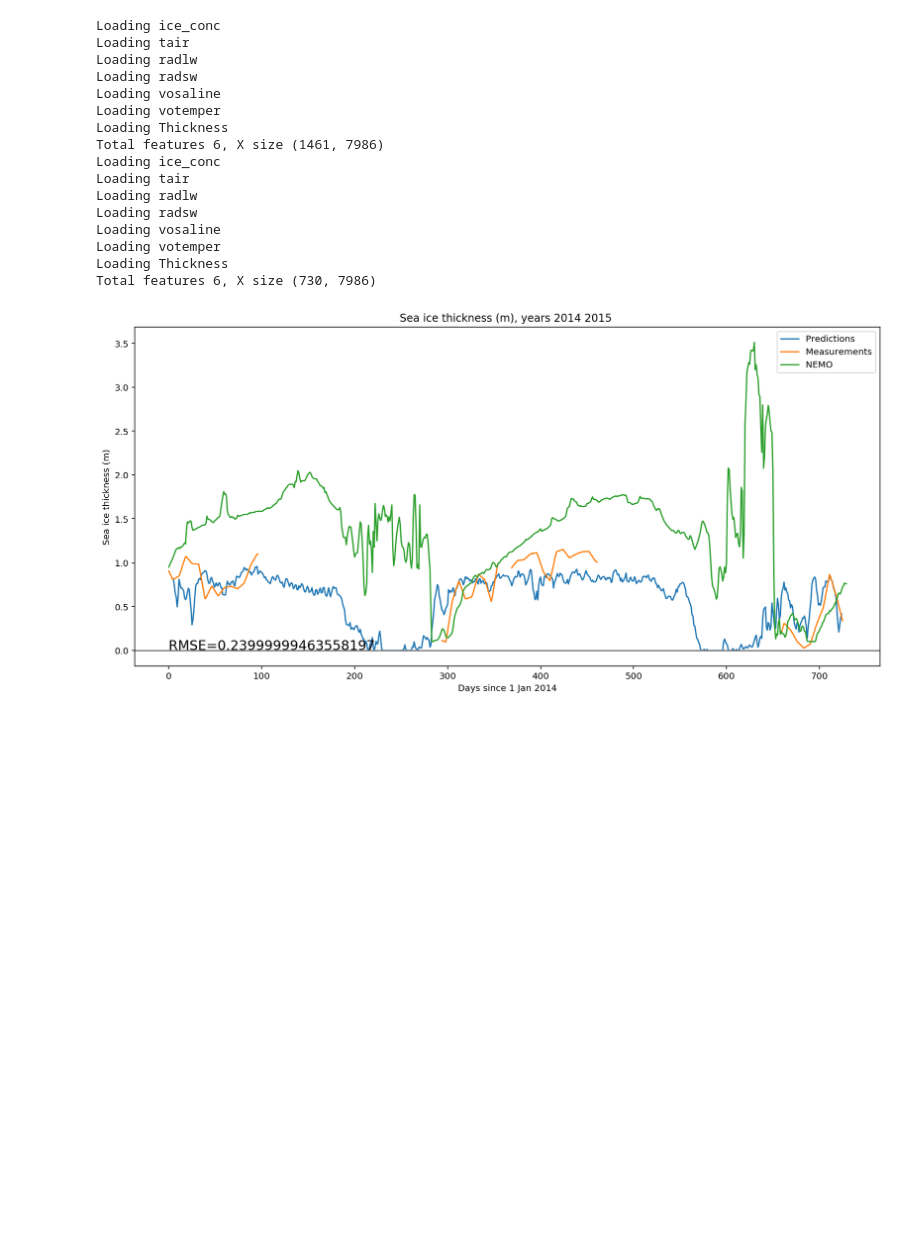
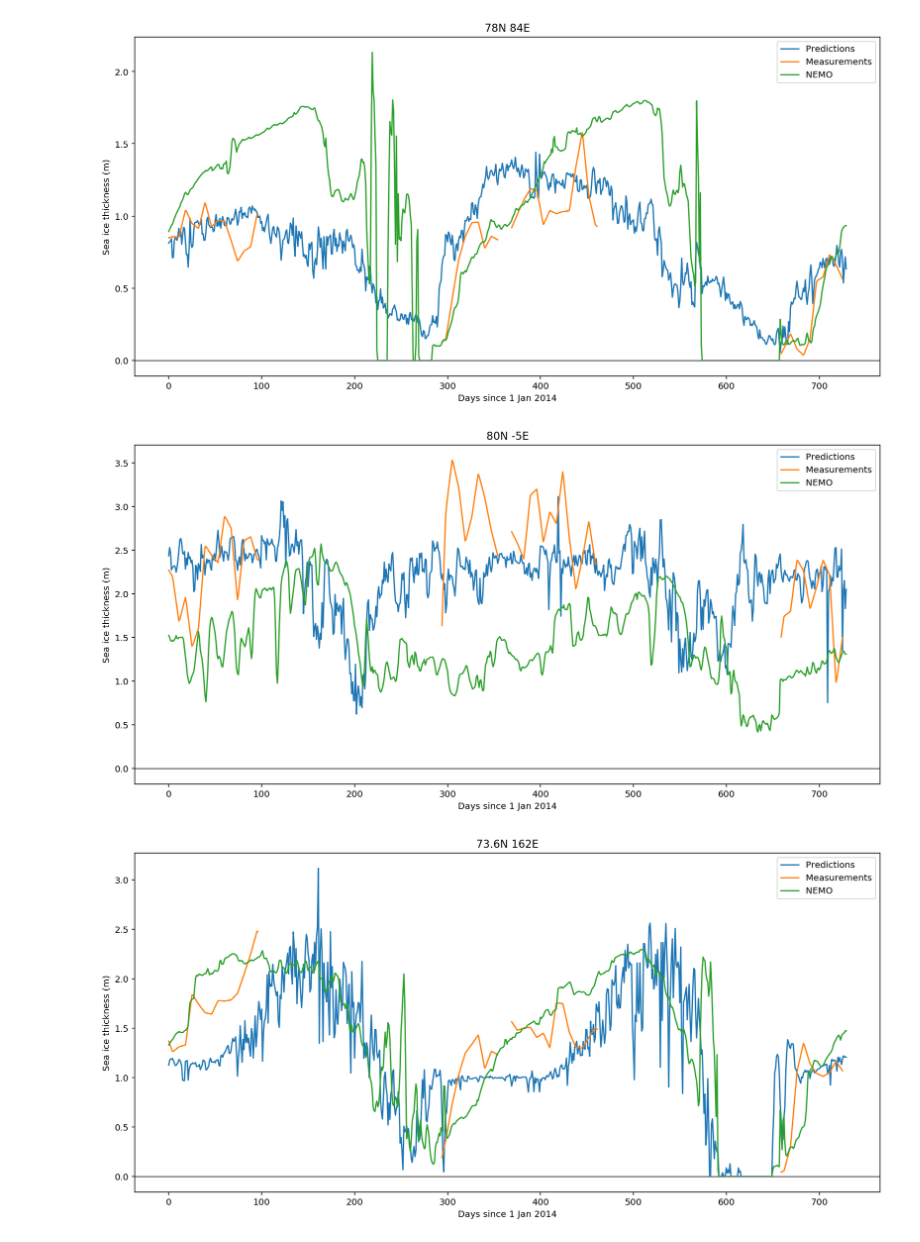
Before and after one commit to idrigo/arctic_ddmodeling, a Jupyter notebook: notebooks/multivar_reg1point.ipynb, the cells around one changed output. Drawn from its saved outputs; the diff is of its cells as text; code cells hidden in the pictures; blank space fills up the shorter version.

```diff
--- a/notebooks/multivar_reg1point.ipynb
+++ b/notebooks/multivar_reg1point.ipynb
@@ -175,40 +54,0 @@ Total features 2, X size (730, 2)
-# %%
-years_train = list(range(2010,2014))
-years_test = [2014, 2015]
-X_vars = ['ice_conc', 'tair', 'radlw', 'radsw', 'vosaline', 'votemper']
-y_var = 'Thickness'
-point = (109, 203) # approximately 80N 80E Kara Sea
-ft = FeatureTable(dx=5, dy=5, dt=5)
-
-y, X = load_features(X_vars=X_vars,
-                     y_var=y_var,
-                     years=years_train,
-                     point=point,
-                     feature_table=ft)
-y_test, X_test = load_features(X_vars=X_vars,
-                               y_var=y_var,
-                               years=years_test,
-                               point=point,
-                               feature_table=ft)
-model_data = load_variable_years('icethic_cea', years_test, point)
-mse_val, pred = regress(X, y, X_test, y_test, model=model)
-plotting(pred, y_test, model_data, mse_val, years_test)
-results_df.loc[results_df.index.max() + 1] = [years_train, years_test, X_vars, ft.dx, ft.dy, ft.dt, mse_val]
-# %% [output]
-Loading ice_conc
-Loading tair
-Loading radlw
-Loading radsw
-Loading vosaline
-Loading votemper
-Loading Thickness
-Total features 6, X size (1461, 7986)
-Loading ice_conc
-Loading tair
-Loading radlw
-Loading radsw
-Loading vosaline
-Loading votemper
-Loading Thickness
-Total features 6, X size (730, 7986)
-[figure, removed]
@@ -214,0 +67,20 @@ Total features 6, X size (730, 7986)
+# %%
+parameters = dict(years_train=list(range(2010, 2014)),
+                  years_test=[2014, 2015],
+                  X_vars=['ice_conc', 'tair', 'votemper','vosaline','radlw','radsw'],
+                  y_var='thick_cr2smos',
+                  bounds=[0, 400, 0, 400],
+                  step=[1, 1]
+                  )
+
+reg_params = dict(model=Lasso(alpha=0.05, max_iter=10000),
+                  dx=5,
+                  dy=5,
+                  dt=0
+                  )
+for point in points:
+    regress(point, parameters, reg_params)
+# %% [output]
+[figure, added]
+[figure, added]
+[figure, added]
```
Also changed, not shown: parts of 16 cells of this notebook, 7 other files.
